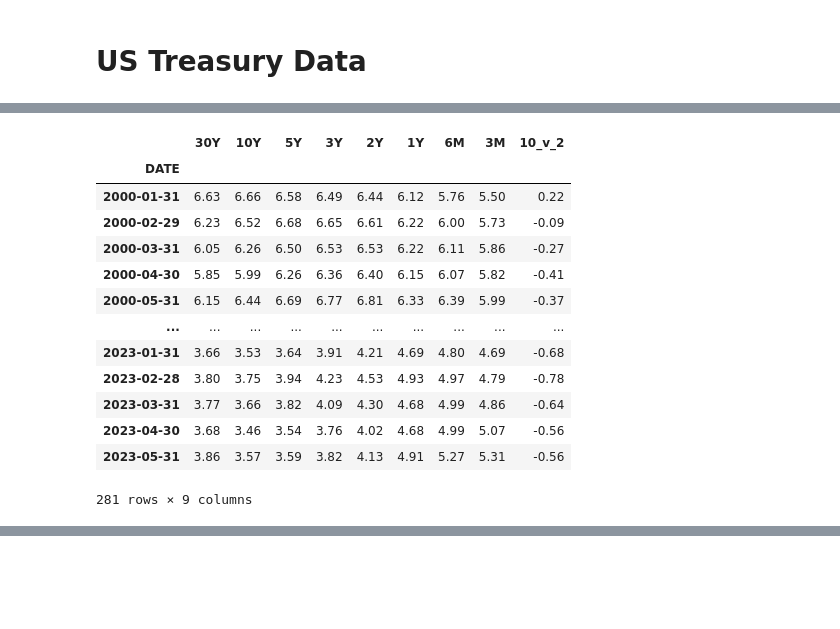
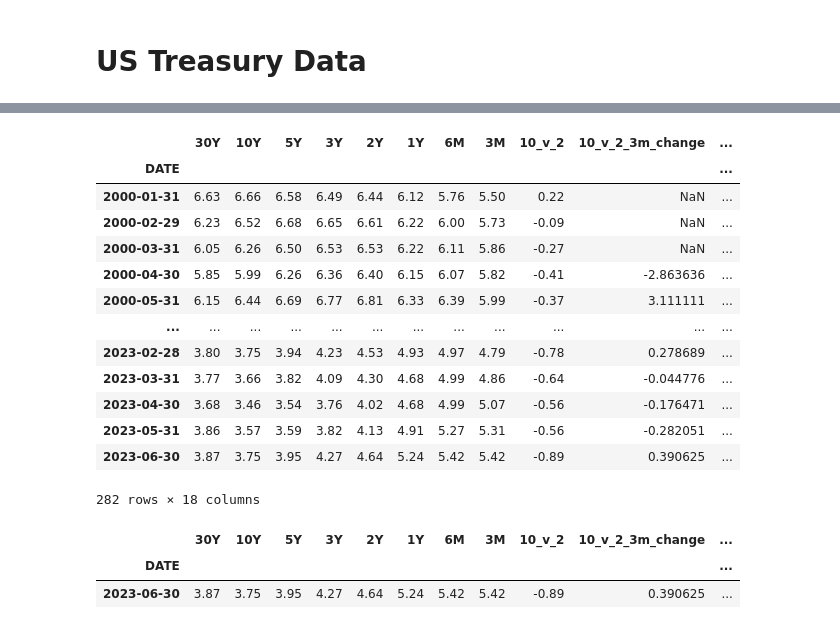
Before and after one commit to krishanj20/MarketDashboard, a Jupyter notebook: notebooks/us_treasuries_nominal_2s10s.ipynb, the cells around one changed output, grey strips where cells are left out. Drawn from its saved outputs; the diff is of its cells as text; code cells hidden in the pictures; blank space fills up the shorter version.

```diff
--- a/notebooks/us_treasuries_nominal_2s10s.ipynb
+++ b/notebooks/us_treasuries_nominal_2s10s.ipynb
@@ -54,22 +56,6 @@ fig
 [interactive output not drawn]
 # %%
 treasury_df["10_v_2"] = (treasury_df["10Y"]- treasury_df["2Y"])
-treasury_df
-# %% [output]
-|  | 30Y | 10Y | 5Y | 3Y | 2Y | 1Y | 6M | 3M | 10_v_2 |
-| DATE |  |  |  |  |  |  |  |  |  |
-| 2000-01-31 | 6.63 | 6.66 | 6.58 | 6.49 | 6.44 | 6.12 | 5.76 | 5.50 | 0.22 |
-| 2000-02-29 | 6.23 | 6.52 | 6.68 | 6.65 | 6.61 | 6.22 | 6.00 | 5.73 | -0.09 |
-| 2000-03-31 | 6.05 | 6.26 | 6.50 | 6.53 | 6.53 | 6.22 | 6.11 | 5.86 | -0.27 |
-| 2000-04-30 | 5.85 | 5.99 | 6.26 | 6.36 | 6.40 | 6.15 | 6.07 | 5.82 | -0.41 |
-| 2000-05-31 | 6.15 | 6.44 | 6.69 | 6.77 | 6.81 | 6.33 | 6.39 | 5.99 | -0.37 |
-| ... | ... | ... | ... | ... | ... | ... | ... | ... | ... |
-| 2023-01-31 | 3.66 | 3.53 | 3.64 | 3.91 | 4.21 | 4.69 | 4.80 | 4.69 | -0.68 |
-| 2023-02-28 | 3.80 | 3.75 | 3.94 | 4.23 | 4.53 | 4.93 | 4.97 | 4.79 | -0.78 |
-| 2023-03-31 | 3.77 | 3.66 | 3.82 | 4.09 | 4.30 | 4.68 | 4.99 | 4.86 | -0.64 |
-| 2023-04-30 | 3.68 | 3.46 | 3.54 | 3.76 | 4.02 | 4.68 | 4.99 | 5.07 | -0.56 |
-| 2023-05-31 | 3.86 | 3.57 | 3.59 | 3.82 | 4.13 | 4.91 | 5.27 | 5.31 | -0.56 |
-281 rows × 9 columns
 # %%
 fig = go.FigureWidget(data=[go.Scatter(x=treasury_df.index,
                                 y=treasury_df["10_v_2"] * 100,
@@ -89,3 +75,23 @@ yaxis=dict(
 fig
 # %% [output]
 [interactive output not drawn]
+# %%
+treasury_df = calculate_pct_changes(treasury_df, "10_v_2")
+
+# Print the updated DataFrame
+treasury_df
+# %% [output]
+|  | 30Y | 10Y | 5Y | 3Y | 2Y | 1Y | 6M | 3M | 10_v_2 | 10_v_2_3m_change | ... |
+| DATE |  |  |  |  |  |  |  |  |  |  | ... |
+| 2000-01-31 | 6.63 | 6.66 | 6.58 | 6.49 | 6.44 | 6.12 | 5.76 | 5.50 | 0.22 | NaN | ... |
+| 2000-02-29 | 6.23 | 6.52 | 6.68 | 6.65 | 6.61 | 6.22 | 6.00 | 5.73 | -0.09 | NaN | ... |
+| 2000-03-31 | 6.05 | 6.26 | 6.50 | 6.53 | 6.53 | 6.22 | 6.11 | 5.86 | -0.27 | NaN | ... |
+| 2000-04-30 | 5.85 | 5.99 | 6.26 | 6.36 | 6.40 | 6.15 | 6.07 | 5.82 | -0.41 | -2.863636 | ... |
+| 2000-05-31 | 6.15 | 6.44 | 6.69 | 6.77 | 6.81 | 6.33 | 6.39 | 5.99 | -0.37 | 3.111111 | ... |
+| ... | ... | ... | ... | ... | ... | ... | ... | ... | ... | ... | ... |
+| 2023-02-28 | 3.80 | 3.75 | 3.94 | 4.23 | 4.53 | 4.93 | 4.97 | 4.79 | -0.78 | 0.278689 | ... |
+| 2023-03-31 | 3.77 | 3.66 | 3.82 | 4.09 | 4.30 | 4.68 | 4.99 | 4.86 | -0.64 | -0.044776 | ... |
+| 2023-04-30 | 3.68 | 3.46 | 3.54 | 3.76 | 4.02 | 4.68 | 4.99 | 5.07 | -0.56 | -0.176471 | ... |
+| 2023-05-31 | 3.86 | 3.57 | 3.59 | 3.82 | 4.13 | 4.91 | 5.27 | 5.31 | -0.56 | -0.282051 | ... |
+| 2023-06-30 | 3.87 | 3.75 | 3.95 | 4.27 | 4.64 | 5.24 | 5.42 | 5.42 | -0.89 | 0.390625 | ... |
+282 rows × 18 columns
@@ -91,0 +116,6 @@ fig
+# %%
+treasury_df.iloc[[-1]]
+# %% [output]
+|  | 30Y | 10Y | 5Y | 3Y | 2Y | 1Y | 6M | 3M | 10_v_2 | 10_v_2_3m_change | ... |
+| DATE |  |  |  |  |  |  |  |  |  |  | ... |
+| 2023-06-30 | 3.87 | 3.75 | 3.95 | 4.27 | 4.64 | 5.24 | 5.42 | 5.42 | -0.89 | 0.390625 | ... |
```
Also changed, not shown: parts of 6 cells of this notebook, 2 other files.
